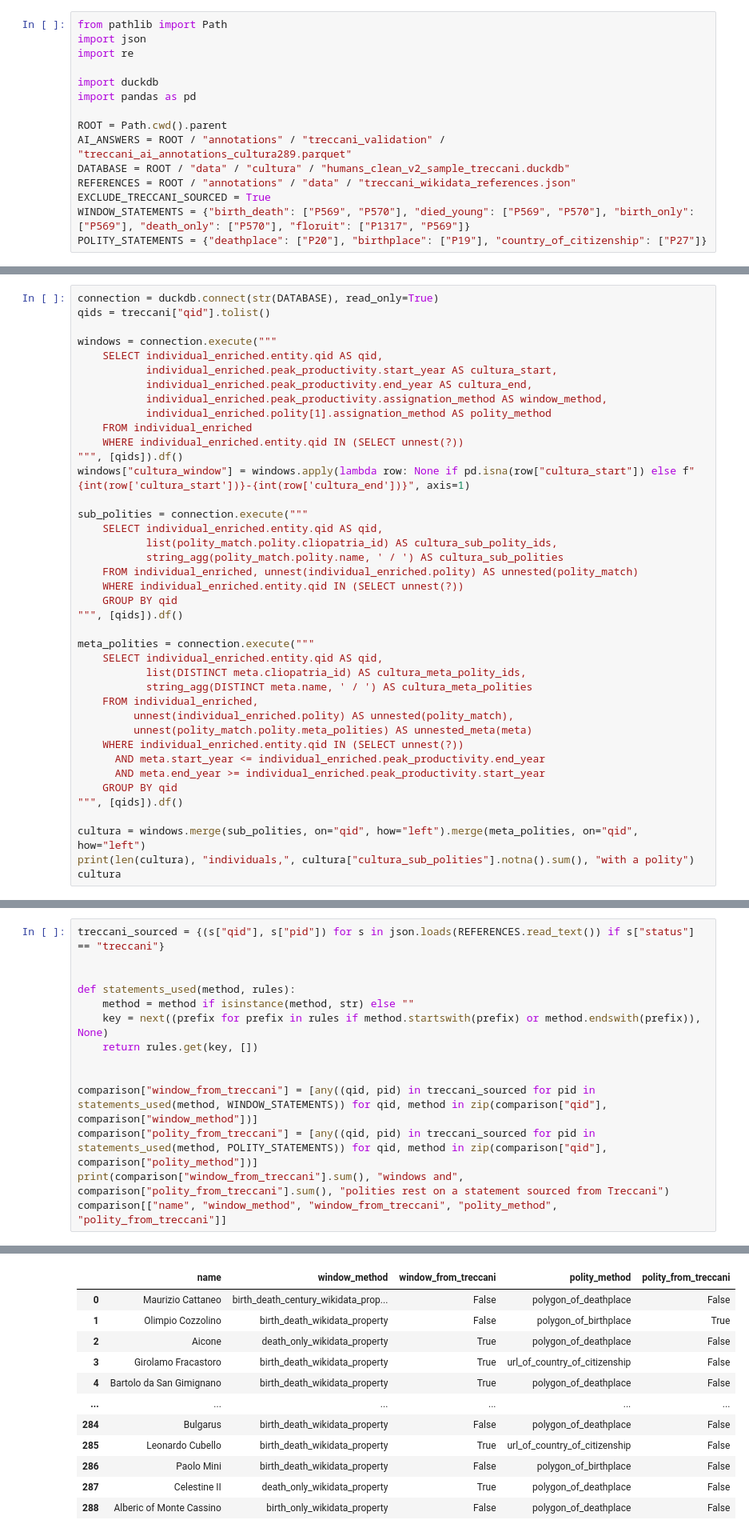
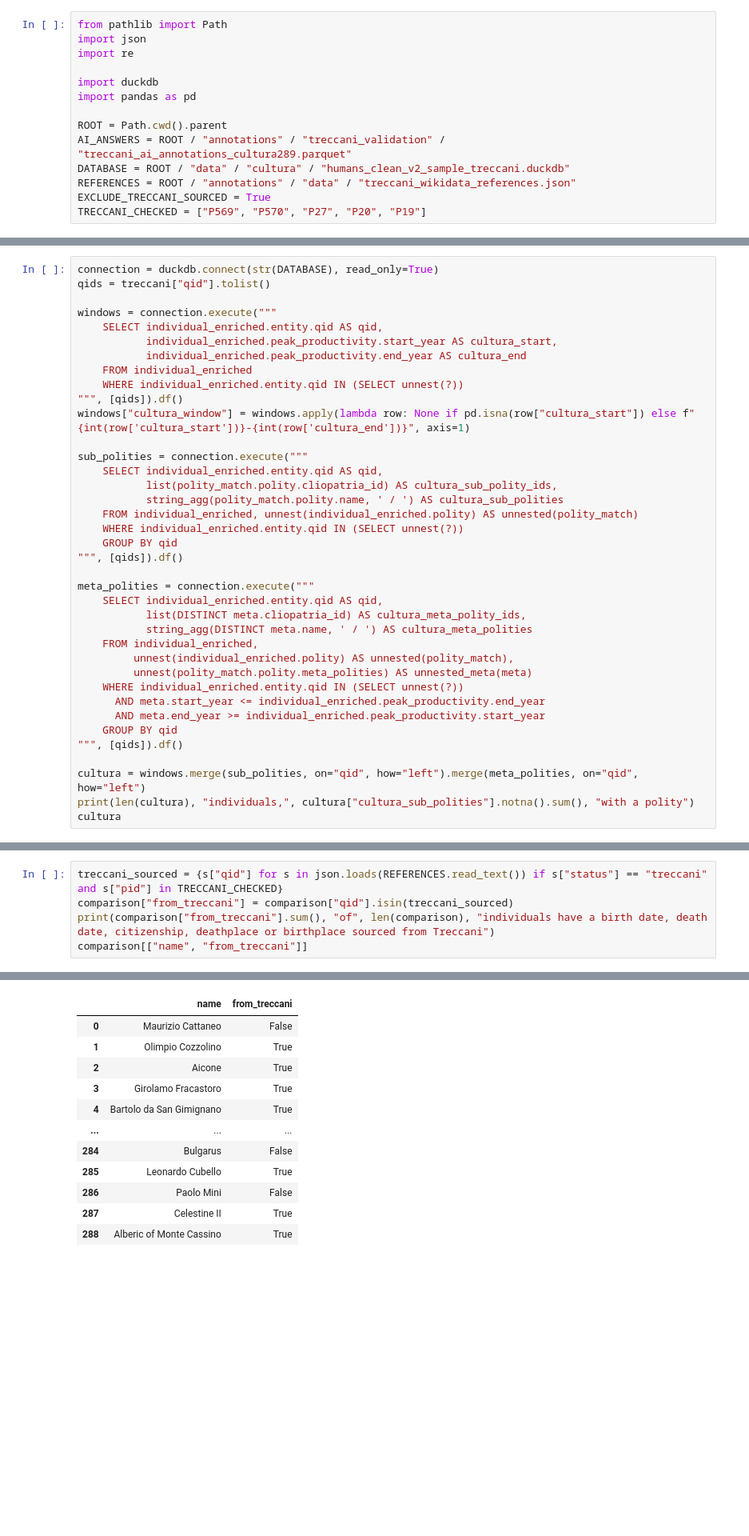
Before and after one commit to charlesdedampierre/cultura_database, a Jupyter notebook: notebooks/13_treccani_validation.ipynb, the cells around one changed output, grey strips where cells are left out. Shown at 80% size. Drawn from its saved outputs; the diff is of its cells as text; blank space fills up the shorter version.

```diff
--- a/notebooks/13_treccani_validation.ipynb
+++ b/notebooks/13_treccani_validation.ipynb
@@ -15,8 +15,7 @@ AI_ANSWERS = ROOT / "annotations" / "treccani_validation" / "treccani_ai_annotat
 DATABASE = ROOT / "data" / "cultura" / "humans_clean_v2_sample_treccani.duckdb"
 REFERENCES = ROOT / "annotations" / "data" / "treccani_wikidata_references.json"
 EXCLUDE_TRECCANI_SOURCED = True
-WINDOW_STATEMENTS = {"birth_death": ["P569", "P570"], "died_young": ["P569", "P570"], "birth_only": ["P569"], "death_only": ["P570"], "floruit": ["P1317", "P569"]}
-POLITY_STATEMENTS = {"deathplace": ["P20"], "birthplace": ["P19"], "country_of_citizenship": ["P27"]}
+TRECCANI_CHECKED = ["P569", "P570", "P27", "P20", "P19"]
 # %% [markdown]
 ## Treccani answers found by the AI
 # %%
@@ -69,9 +68,7 @@ qids = treccani["qid"].tolist()
 windows = connection.execute("""
     SELECT individual_enriched.entity.qid AS qid,
            individual_enriched.peak_productivity.start_year AS cultura_start,
-           individual_enriched.peak_productivity.end_year AS cultura_end,
-           individual_enriched.peak_productivity.assignation_method AS window_method,
-           individual_enriched.polity[1].assignation_method AS polity_method
+           individual_enriched.peak_productivity.end_year AS cultura_end
     FROM individual_enriched
     WHERE individual_enriched.entity.qid IN (SELECT unnest(?))
 """, [qids]).df()
@@ -142,15 +139,6 @@ comparison
 # %%
-treccani_sourced = {(s["qid"], s["pid"]) for s in json.loads(REFERENCES.read_text()) if s["status"] == "treccani"}
-
-
-def statements_used(method, rules):
-    method = method if isinstance(method, str) else ""
-    key = next((prefix for prefix in rules if method.startswith(prefix) or method.endswith(prefix)), None)
-    return rules.get(key, [])
-
-
-comparison["window_from_treccani"] = [any((qid, pid) in treccani_sourced for pid in statements_used(method, WINDOW_STATEMENTS)) for qid, method in zip(comparison["qid"], comparison["window_method"])]
-comparison["polity_from_treccani"] = [any((qid, pid) in treccani_sourced for pid in statements_used(method, POLITY_STATEMENTS)) for qid, method in zip(comparison["qid"], comparison["polity_method"])]
-print(comparison["window_from_treccani"].sum(), "windows and", comparison["polity_from_treccani"].sum(), "polities rest on a statement sourced from Treccani")
-comparison[["name", "window_method", "window_from_treccani", "polity_method", "polity_from_treccani"]]
+treccani_sourced = {s["qid"] for s in json.loads(REFERENCES.read_text()) if s["status"] == "treccani" and s["pid"] in TRECCANI_CHECKED}
+comparison["from_treccani"] = comparison["qid"].isin(treccani_sourced)
+print(comparison["from_treccani"].sum(), "of", len(comparison), "individuals have a birth date, death date, citizenship, deathplace or birthplace sourced from Treccani")
+comparison[["name", "from_treccani"]]
 # %% [output]
@@ -158,12 +146,12 @@ comparison[["name", "window_method", "window_from_treccani", "polity_method", "p
-|  | name | window_method | window_from_treccani | polity_method | polity_from_treccani |
-| 0 | Maurizio Cattaneo | birth_death_century_wikidata_prop... | False | polygon_of_deathplace | False |
-| 1 | Olimpio Cozzolino | birth_death_wikidata_property | False | polygon_of_birthplace | True |
-| 2 | Aicone | death_only_wikidata_property | True | polygon_of_deathplace | False |
-| 3 | Girolamo Fracastoro | birth_death_wikidata_property | True | url_of_country_of_citizenship | False |
-| 4 | Bartolo da San Gimignano | birth_death_wikidata_property | True | polygon_of_deathplace | False |
-| ... | ... | ... | ... | ... | ... |
-| 284 | Bulgarus | birth_death_wikidata_property | False | polygon_of_deathplace | False |
-| 285 | Leonardo Cubello | birth_death_wikidata_property | True | url_of_country_of_citizenship | False |
-| 286 | Paolo Mini | birth_death_wikidata_property | False | polygon_of_birthplace | False |
-| 287 | Celestine II | death_only_wikidata_property | True | polygon_of_deathplace | False |
-| 288 | Alberic of Monte Cassino | birth_only_wikidata_property | False | polygon_of_deathplace | False |
+|  | name | from_treccani |
+| 0 | Maurizio Cattaneo | False |
+| 1 | Olimpio Cozzolino | True |
+| 2 | Aicone | True |
+| 3 | Girolamo Fracastoro | True |
+| 4 | Bartolo da San Gimignano | True |
+| ... | ... | ... |
+| 284 | Bulgarus | False |
+| 285 | Leonardo Cubello | True |
+| 286 | Paolo Mini | False |
+| 287 | Celestine II | True |
+| 288 | Alberic of Monte Cassino | True |
```
Also changed, not shown: parts of 5 cells of this notebook.
